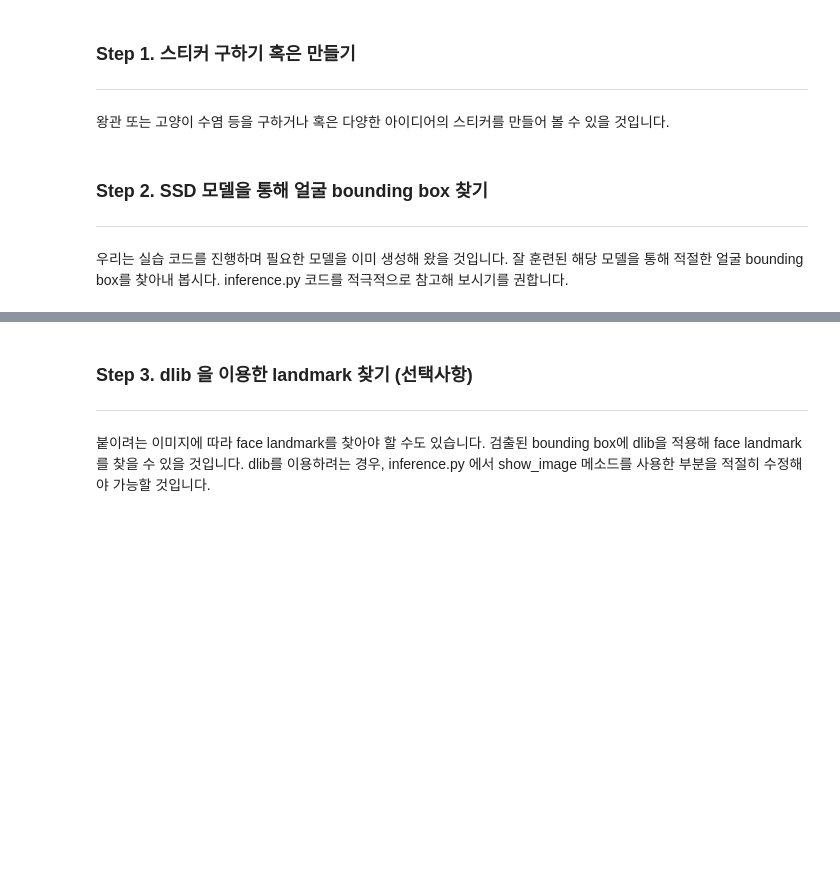
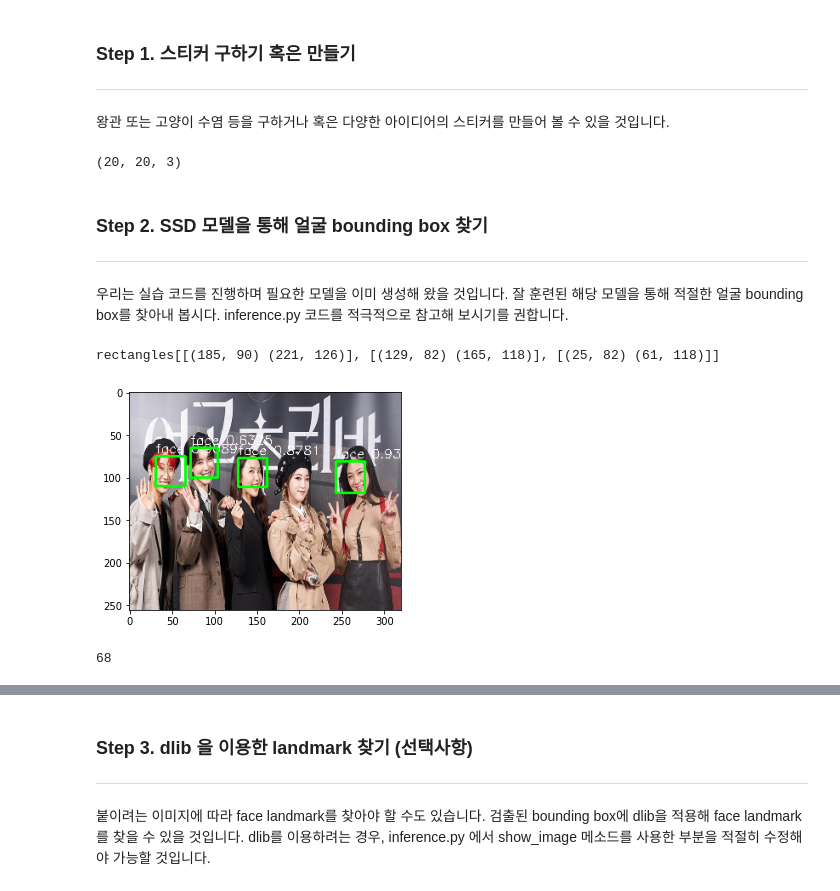
Before and after one commit to bom-Lee/GoingDeep-CV-_DG, a Jupyter notebook: [GD14]face_detector.ipynb, the cells around one changed output, grey strips where cells are left out. Cells and saved outputs as stored; diff of their text form; code cells hidden in the pictures; blank space fills up the shorter version.

```diff
--- a/[GD14]face_detector.ipynb
+++ b/[GD14]face_detector.ipynb
@@ -1400,7 +1400,40 @@ print(cv2.__version__)
 ### Step 1. 스티커 구하기 혹은 만들기
 ---
 왕관 또는 고양이 수염 등을 구하거나 혹은 다양한 아이디어의 스티커를 만들어 볼 수 있을 것입니다.
+# %%
+sticker_path = "/content/drive/MyDrive/face_detector/cherry_blossom.png"
+img_sticker = cv2.imread(sticker_path) # 스티커 이미지를 불러옵니다
+img_sticker = cv2.resize(img_sticker, (20,20))
+
+print (img_sticker.shape)
+# %% [output]
+(20, 20, 3)
 # %% [markdown]
 ### Step 2. SSD 모델을 통해 얼굴 bounding box 찾기
 ---
 우리는 실습 코드를 진행하며 필요한 모델을 이미 생성해 왔을 것입니다. 잘 훈련된 해당 모델을 통해 적절한 얼굴 bounding box를 찾아내 봅시다. inference.py 코드를 적극적으로 참고해 보시기를 권합니다.
+# %%
+# detector를 선언합니다
+detector_hog = dlib.get_frontal_face_detector()
+
+img_rgb = cv2.cvtColor(img_raw, cv2.COLOR_BGR2RGB)
+dlib_rects = detector_hog(img_rgb, 1)   # (image, num of image pyramid)
+
+# 찾은 얼굴 영역 박스 리스트
+# 여러 얼굴이 있을 수 있습니다
+print(dlib_rects)
+
+for dlib_rect in dlib_rects:
+    l = dlib_rect.left()
+    t = dlib_rect.top()
+    r = dlib_rect.right()
+    b = dlib_rect.bottom()
+
+    cv2.rectangle(img, (l,t), (r,b), (0,255,0), 2, lineType=cv2.LINE_AA)
+
+img_show_rgb =  cv2.cvtColor(img_raw, cv2.COLOR_BGR2RGB)
+plt.imshow(img_show_rgb)
+plt.show()
+# %% [output]
+rectangles[[(185, 90) (221, 126)], [(129, 82) (165, 118)], [(25, 82) (61, 118)]]
+[figure, added]
@@ -1406,0 +1443,13 @@ print(cv2.__version__)
+# %%
+list_landmarks = []
+
+# 얼굴 영역 박스 마다 face landmark를 찾아냅니다
+for dlib_rect in dlib_rects:
+    points = landmark_predictor(img_rgb, dlib_rect)
+    # face landmark 좌표를 저장해둡니다
+    list_points = list(map(lambda p: (p.x, p.y), points.parts()))
+    list_landmarks.append(list_points)
+
+print(len(list_landmarks[0]))
+# %% [output]
+68
```
Also changed, not shown: parts of 25 cells of this notebook.
